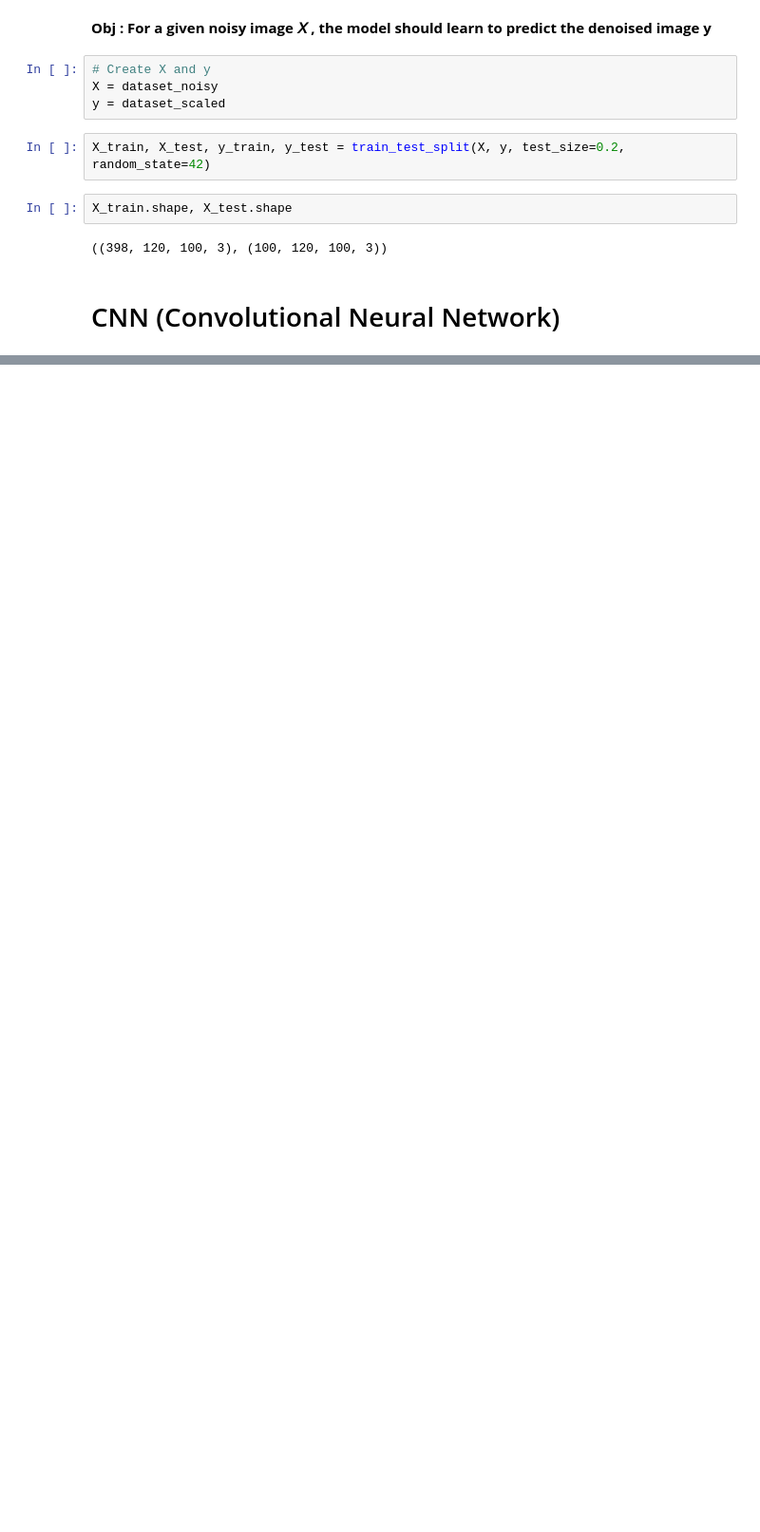
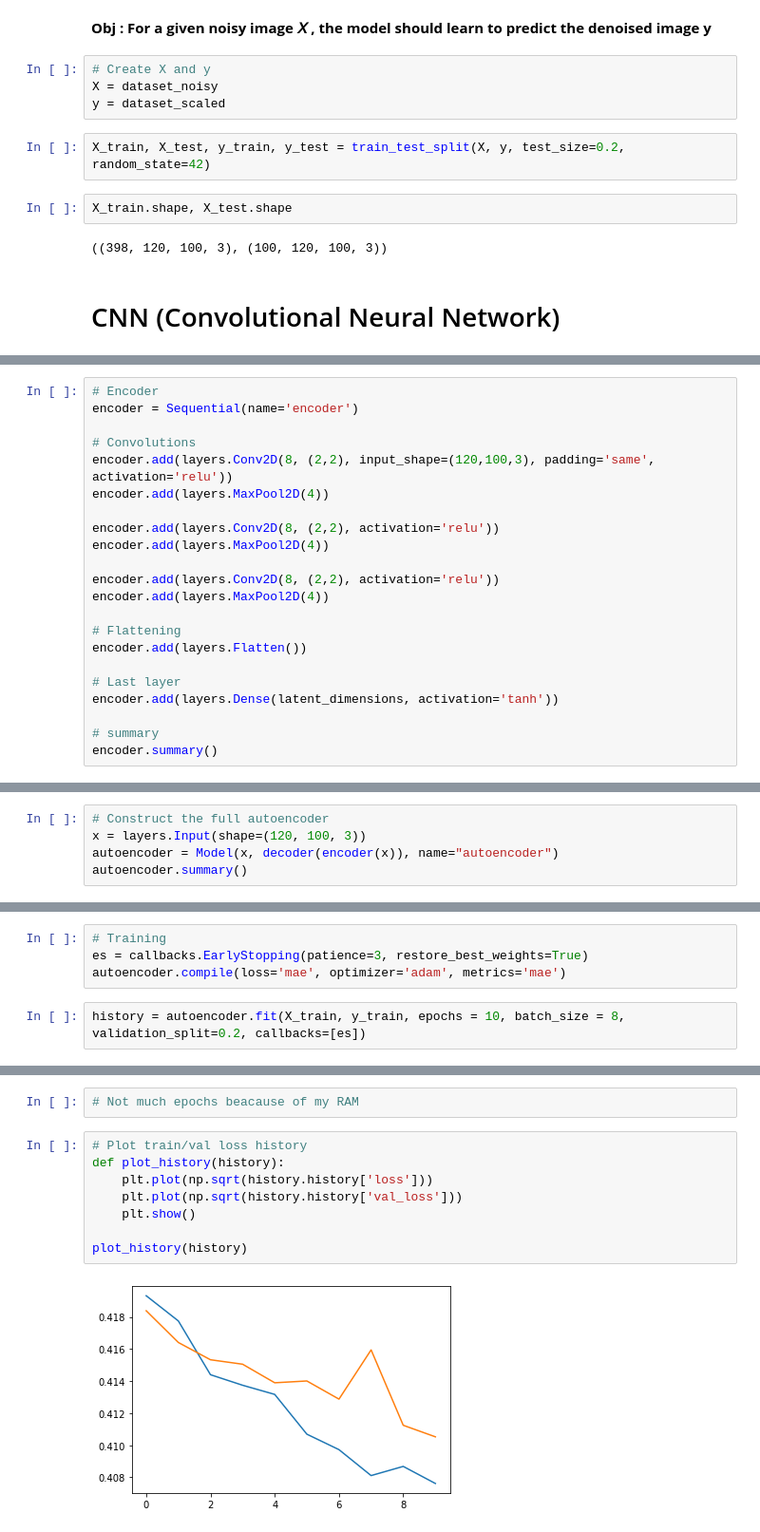
Before and after one commit to AmelieRmd/Paintings, a Jupyter notebook: Paintings_denoising.ipynb, the cells around one changed output, grey strips where cells are left out. Shown at 95% size. Drawn from its saved outputs; the diff is of its cells as text; blank space fills up the shorter version.

Commit message:
model training

```diff
--- a/Paintings_denoising.ipynb
+++ b/Paintings_denoising.ipynb
@@ -236,0 +278,22 @@ X_train.shape, X_test.shape
+# %%
+# Encoder
+encoder = Sequential(name='encoder')
+
+# Convolutions
+encoder.add(layers.Conv2D(8, (2,2), input_shape=(120,100,3), padding='same', activation='relu'))
+encoder.add(layers.MaxPool2D(4))
+
+encoder.add(layers.Conv2D(8, (2,2), activation='relu'))
+encoder.add(layers.MaxPool2D(4))
+
+encoder.add(layers.Conv2D(8, (2,2), activation='relu'))
+encoder.add(layers.MaxPool2D(4))
+
+# Flattening
+encoder.add(layers.Flatten())
+
+# Last layer
+encoder.add(layers.Dense(latent_dimensions, activation='tanh'))
+
+# summary
+encoder.summary()
@@ -236,0 +318,5 @@ X_train.shape, X_test.shape
+# %%
+# Construct the full autoencoder
+x = layers.Input(shape=(120, 100, 3))
+autoencoder = Model(x, decoder(encoder(x)), name="autoencoder")
+autoencoder.summary()
@@ -236,0 +347,6 @@ X_train.shape, X_test.shape
+# %%
+# Training
+es = callbacks.EarlyStopping(patience=3, restore_best_weights=True)
+autoencoder.compile(loss='mae', optimizer='adam', metrics='mae')
+# %%
+history = autoencoder.fit(X_train, y_train, epochs = 10, batch_size = 8, validation_split=0.2, callbacks=[es])
@@ -236,0 +374,12 @@ X_train.shape, X_test.shape
+# %%
+# Not much epochs beacause of my RAM
+# %%
+# Plot train/val loss history
+def plot_history(history):
+    plt.plot(np.sqrt(history.history['loss']))
+    plt.plot(np.sqrt(history.history['val_loss']))
+    plt.show()
+
+plot_history(history)
+# %% [output]
+[figure, added]
```
Also changed, not shown: parts of 13 cells of this notebook, 1 other file.
